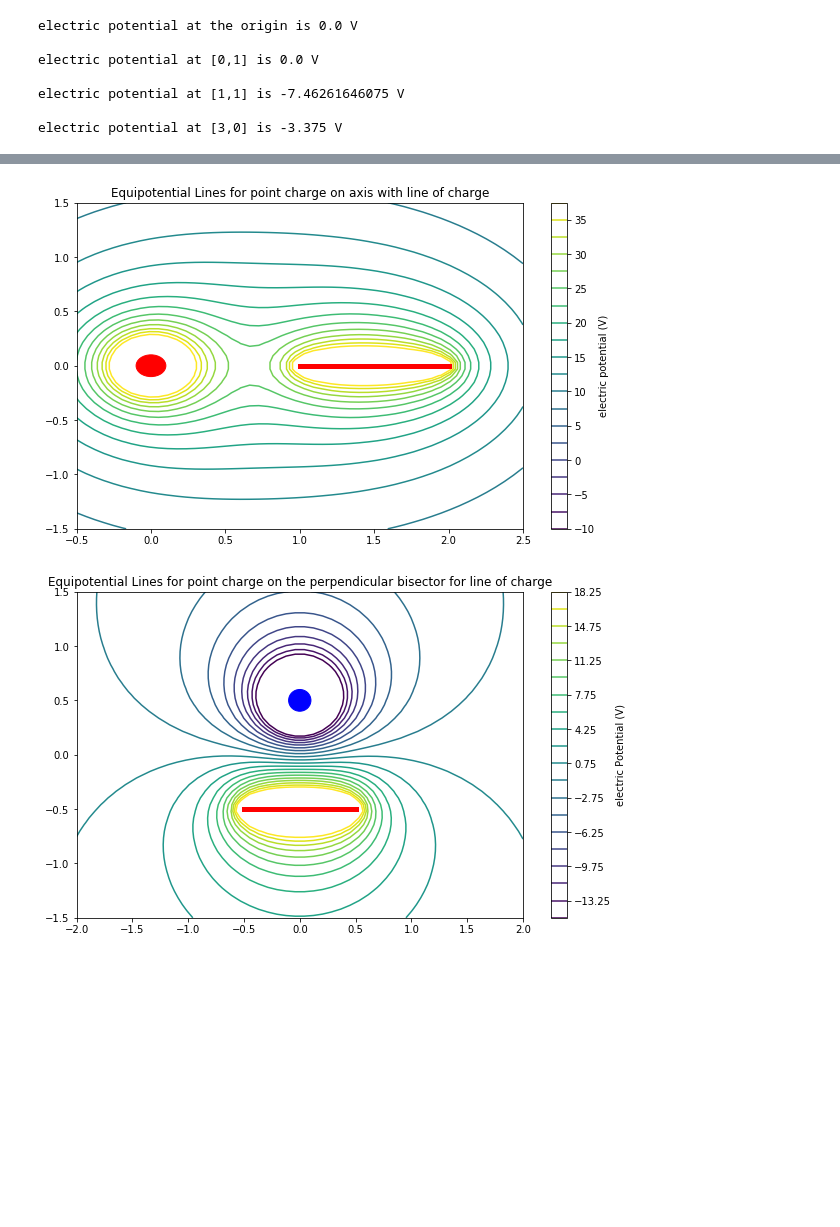
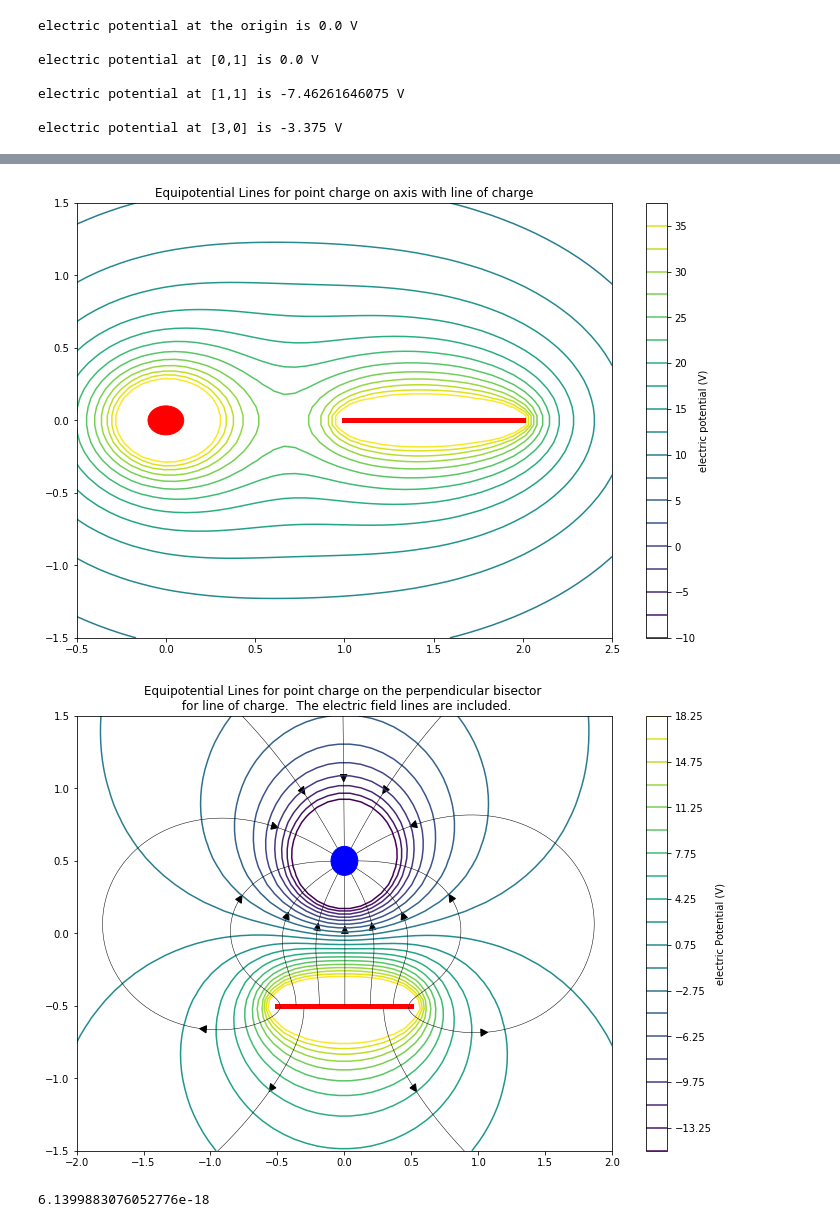
Before and after one commit to badphysics/electrostaticsandpotential, a Jupyter notebook: electrostatics_demo.ipynb, the cells around one changed output, grey strips where cells are left out. Cells and saved outputs as stored; diff of their text form; code cells hidden in the pictures; blank space fills up the shorter version.

```diff
--- a/electrostatics_demo.ipynb
+++ b/electrostatics_demo.ipynb
@@ -3,7 +3,7 @@ import electrostatics as elec
 import numpy as np
 from matplotlib import pyplot as plt
 from matplotlib import pyplot
-plt.rcParams['figure.figsize'] = (10, 6)
+plt.rcParams['figure.figsize'] = (12, 8)
 # %%
 ################################################
 # Define grid of points
@@ -118,31 +118,59 @@ cbar = plt.colorbar(CS)
 cbar.set_label("electric potential (V)")
 plt.show()
 # %% [output]
-[figure, old version]
+[figure, new version]
 # %%
 x = np.linspace(-2, 2, 50)
 y = np.linspace(-1.5, 1.5, 50)
 X, Y = np.meshgrid(x,y)
 charges4 = [elec.LineCharge(1.e-9,[-.5,-.5],[.5,-.5]), elec.PointCharge(-1.e-9,[0,.5])]
 
 Vf4 = elec.Equipotentials(charges4,X,Y)
 V4 = Vf4.potential_grid()
 
 scale = 1.0
 M=20
 vmin = -15
 vmax = 20
 dx = (vmax-vmin)/M
 cmaprange=[(vmin+i*dx)*scale for i in range(M)]
 
 CS = plt.contour(X, Y,V4,cmaprange)# V3,(np.array([-10,-5,-4,-3,-2,-1,-.8,-.6,-.4,-.2,-.1,0,.1,.2,.4,.6,.8,1,2,3,4,5,10])*1.0e9).tolist())
 
 for charge in charges4:
     charge.plot()
 
-plt.title("Equipotential Lines for point charge on the perpendicular bisector for line of charge")
+plt.title("Equipotential Lines for point charge on the perpendicular bisector \n for line of charge.  The electric field lines are included.")
 cbar = plt.colorbar(CS)
 cbar.set_label("electric Potential (V)")
+
+plt.ylim([-1.5,1.5])
+plt.xlim([-2,2])
+XMIN, XMAX = -20, 20
+YMIN, YMAX = -15, 15
+ZOOM = 15
+XOFFSET = 0
+elec.init(XMIN, XMAX, YMIN, YMAX, ZOOM, XOFFSET)
+
+field = elec.ElectricField(charges4)
+g = elec.GaussianCircle(charges4[1].x, 0.1)
+fieldlines = []
+for x in g.fluxpoints(field, 12):
+    fieldlines.append(field.line(x))
+#fieldlines.append(field.line([-10, 0]))
+
+# Plotting
+#plt.figure(figsize=(6, 4.5))
+field.plot()
+for fieldline in fieldlines:
+    fieldline.plot(linewidth=.5)
+#for charge in charges:
+#ax = charge.plot()
+
 plt.show()
 # %% [output]
-[figure, old version]
+[figure, new version]
+# %%
+1.0e-19*field.magnitude([0,0])
+# %% [output]
+6.1399883076052776e-18
```
Also changed, not shown: parts of 2 cells of this notebook, 1 other file.
